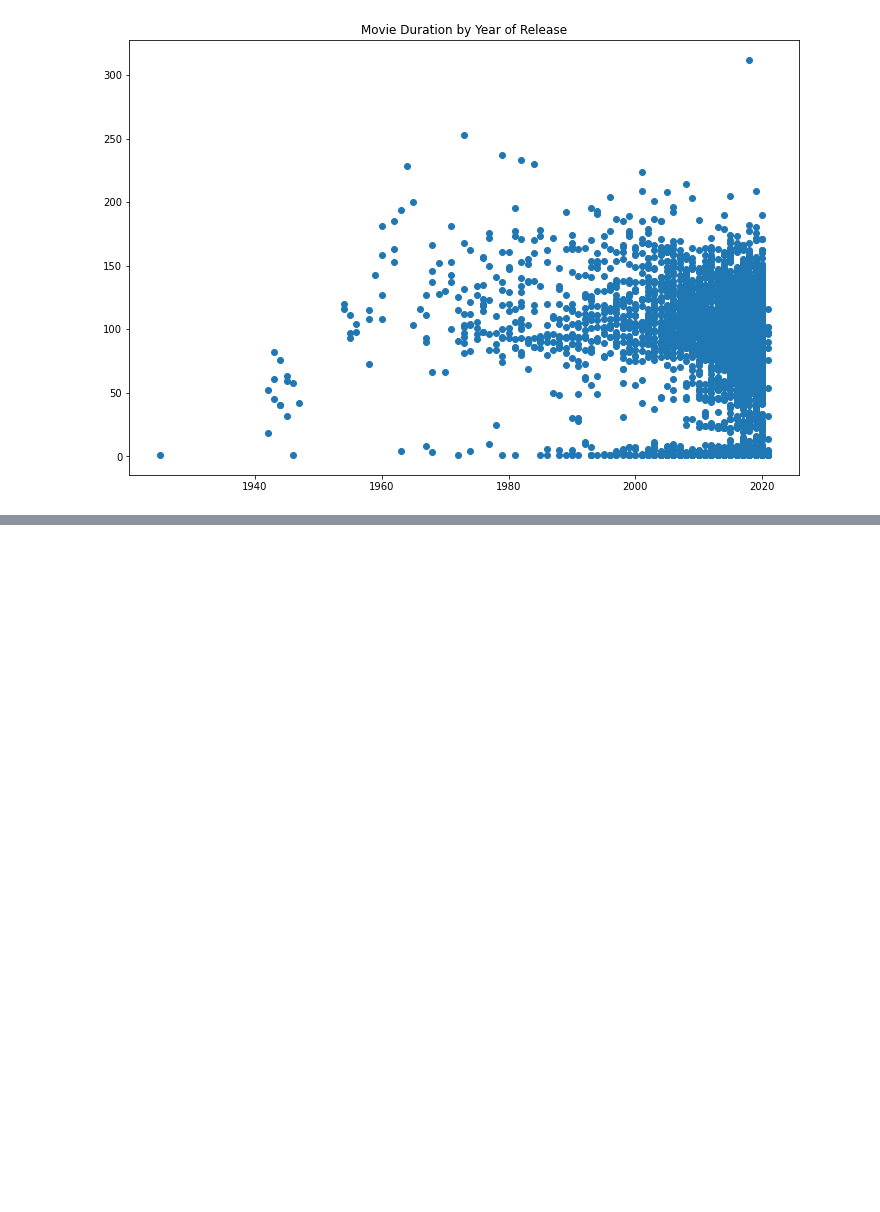
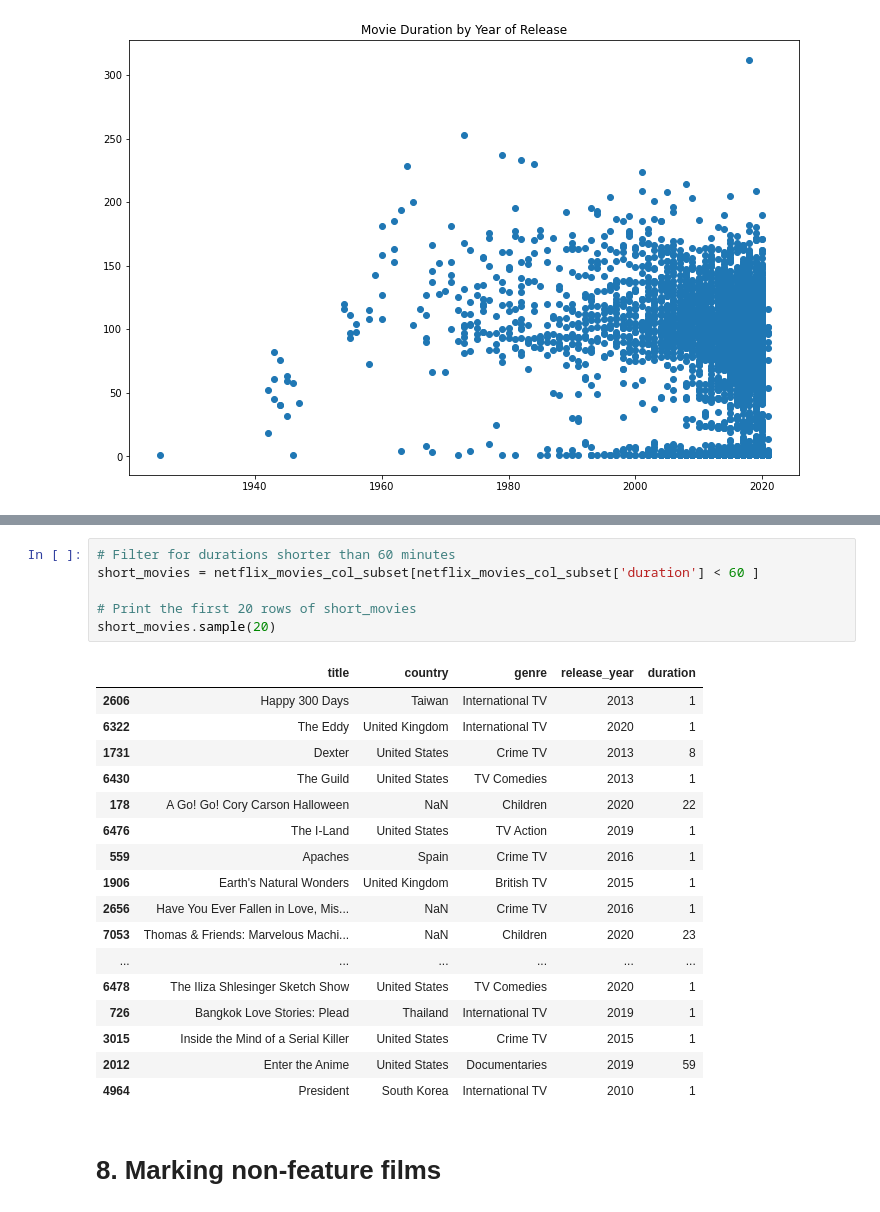
Before and after one commit to tanersoner/Generic_Projects, a Jupyter notebook: Investigating Movies.ipynb, the cells around one changed output, grey strips where cells are left out. Drawn from its saved outputs; the diff is of its cells as text; blank space fills up the shorter version.

```diff
--- a/Investigating Movies.ipynb
+++ b/Investigating Movies.ipynb
@@ -156,0 +163,26 @@ plt.show()
+# %%
+# Filter for durations shorter than 60 minutes
+short_movies = netflix_movies_col_subset[netflix_movies_col_subset['duration'] < 60 ]
+
+# Print the first 20 rows of short_movies
+short_movies.sample(20)
+# %% [output]
+|  | title | country | genre | release_year | duration |
+| 2606 | Happy 300 Days | Taiwan | International TV | 2013 | 1 |
+| 6322 | The Eddy | United Kingdom | International TV | 2020 | 1 |
+| 1731 | Dexter | United States | Crime TV | 2013 | 8 |
+| 6430 | The Guild | United States | TV Comedies | 2013 | 1 |
+| 178 | A Go! Go! Cory Carson Halloween | NaN | Children | 2020 | 22 |
+| 6476 | The I-Land | United States | TV Action | 2019 | 1 |
+| 559 | Apaches | Spain | Crime TV | 2016 | 1 |
+| 1906 | Earth's Natural Wonders | United Kingdom | British TV | 2015 | 1 |
+| 2656 | Have You Ever Fallen in Love, Mis... | NaN | Crime TV | 2016 | 1 |
+| 7053 | Thomas & Friends: Marvelous Machi... | NaN | Children | 2020 | 23 |
+| ... | ... | ... | ... | ... | ... |
+| 6478 | The Iliza Shlesinger Sketch Show | United States | TV Comedies | 2020 | 1 |
+| 726 | Bangkok Love Stories: Plead | Thailand | International TV | 2019 | 1 |
+| 3015 | Inside the Mind of a Serial Killer | United States | Crime TV | 2015 | 1 |
+| 2012 | Enter the Anime | United States | Documentaries | 2019 | 59 |
+| 4964 | President | South Korea | International TV | 2010 | 1 |
+# %% [markdown]
+# 8. Marking non-feature films
```
Also changed, not shown: parts of 10 cells of this notebook.
